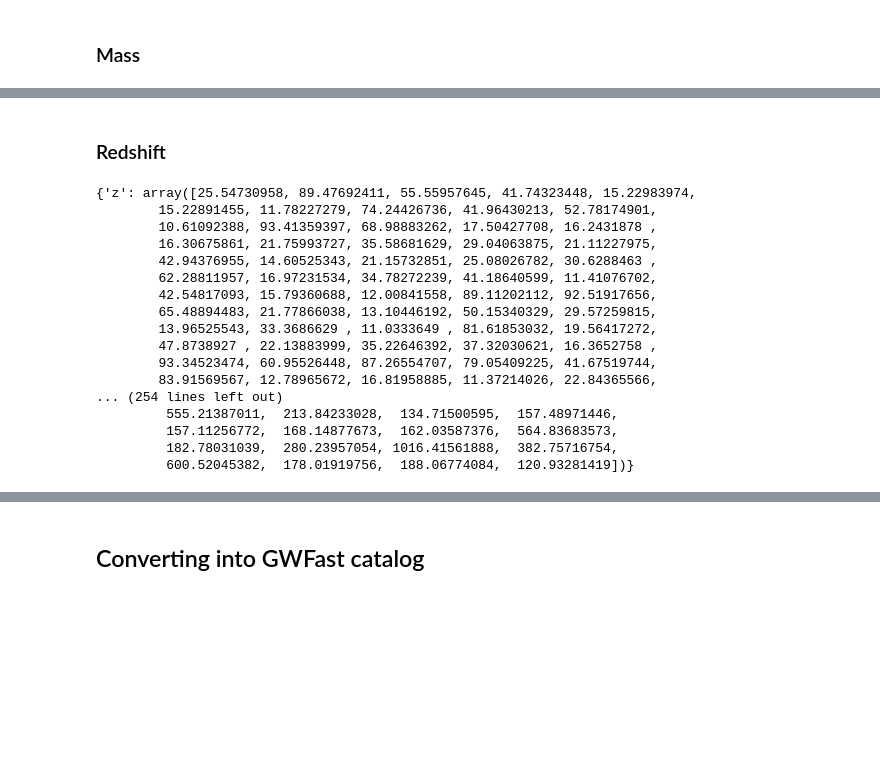
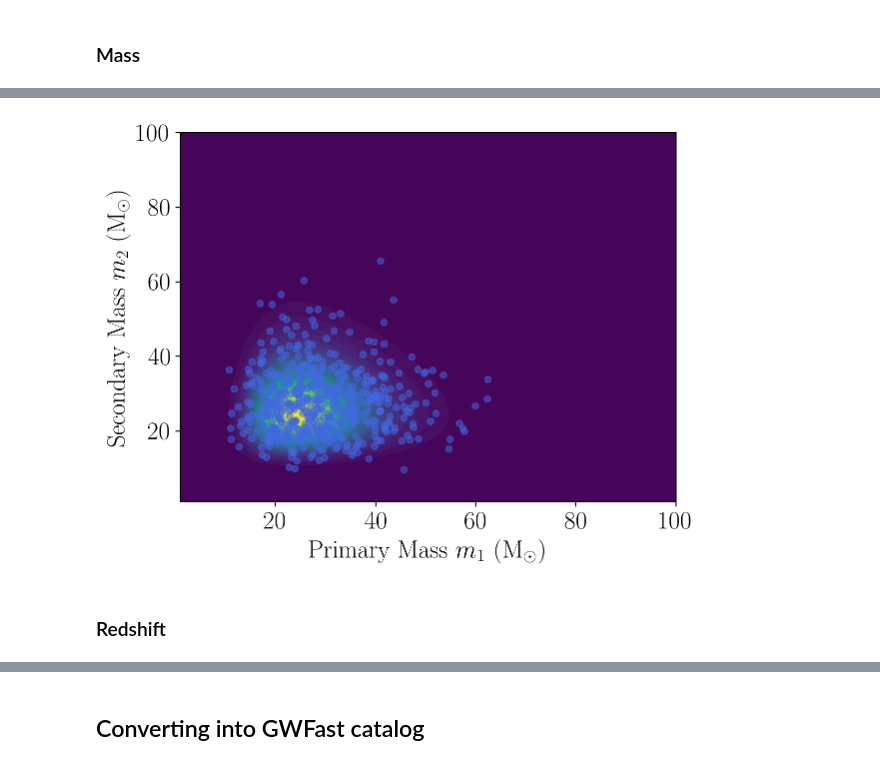
Before and after one commit to KrishnenduGit/CE_STM_CBC, a Jupyter notebook: pop_models/pbh/pbhs.ipynb, the cells around one changed output, grey strips where cells are left out. Cells and saved outputs as stored; diff of their text form; code cells hidden in the pictures; blank space fills up the shorter version.

```diff
--- a/pop_models/pbh/pbhs.ipynb
+++ b/pop_models/pbh/pbhs.ipynb
@@ -575,3 +561,15 @@ plt.legend()
+# %%
+m1s = np.linspace(1, 100, 100)
+m2s = np.linspace(1, 100, 100)
+M1, M2 = np.meshgrid(m1s, m2s)
+Z = mymassdist.mass_function(M1, M2)
+plt.contourf(M1, M2, Z, levels=50, cmap='viridis')
+plt.scatter(samples['m1_src'], samples['m2_src'], alpha=0.5, s=20, color='royalblue')
+plt.xlabel('Primary Mass $m_1$ (M$_\\odot$)')
+plt.ylabel('Secondary Mass $m_2$ (M$_\\odot$)')
+plt.show()
+# %% [output]
+[figure, added]
 # %% [markdown]
 ### Redshift
 # %%
@@ -584,26 +582,6 @@ R0 = 1.0
 MyRateDist = PBHMergerRateFunction(hyperparameters=z_hyperpars)
 # %%
 z_dict = MyRateDist.sample_population(size=600)
-# %%
-z_dict
-# %% [output]
-{'z': array([25.54730958, 89.47692411, 55.55957645, 41.74323448, 15.22983974,
-        15.22891455, 11.78227279, 74.24426736, 41.96430213, 52.78174901,
-        10.61092388, 93.41359397, 68.98883262, 17.50427708, 16.2431878 ,
-        16.30675861, 21.75993727, 35.58681629, 29.04063875, 21.11227975,
-        42.94376955, 14.60525343, 21.15732851, 25.08026782, 30.6288463 ,
-        62.28811957, 16.97231534, 34.78272239, 41.18640599, 11.41076702,
-        42.54817093, 15.79360688, 12.00841558, 89.11202112, 92.51917656,
-        65.48894483, 21.77866038, 13.10446192, 50.15340329, 29.57259815,
-        13.96525543, 33.3686629 , 11.0333649 , 81.61853032, 19.56417272,
-        47.8738927 , 22.13883999, 35.22646392, 37.32030621, 16.3652758 ,
-        93.34523474, 60.95526448, 87.26554707, 79.05409225, 41.67519744,
-        83.91569567, 12.78965672, 16.81958885, 11.37214026, 22.84365566,
-... (254 lines left out)
-         555.21387011,  213.84233028,  134.71500595,  157.48971446,
-         157.11256772,  168.14877673,  162.03587376,  564.83683573,
-         182.78031039,  280.23957054, 1016.41561888,  382.75716754,
-         600.52045382,  178.01919756,  188.06774084,  120.93281419])}
 # %%
 fig, axs = plt.subplots(1, 2, figsize=(12,5))
 
```
Also changed, not shown: parts of 13 cells of this notebook, 6 other files.
